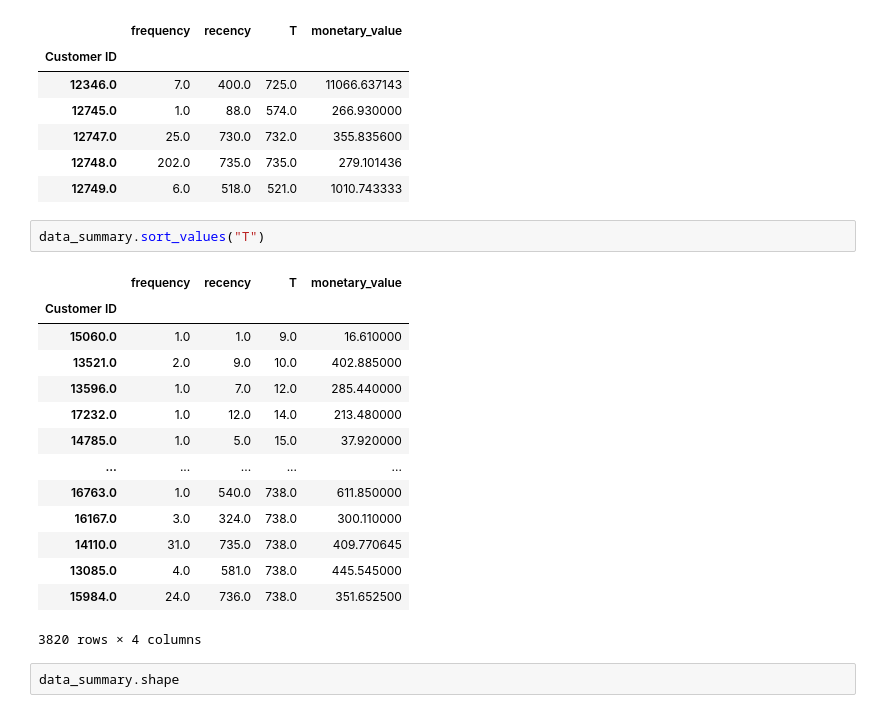
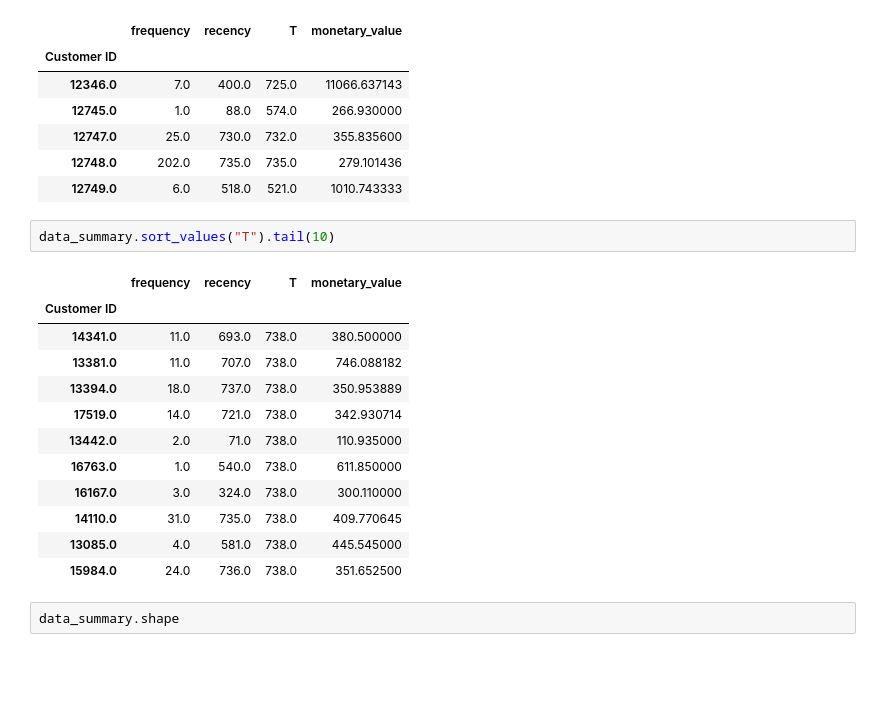
Before and after one commit to konkinit/ltv_analysis, a Jupyter notebook: notebooks/draft.ipynb, the cells around one changed output. Cells and saved outputs as stored; diff of their text form; blank space fills up the shorter version.

```diff
--- a/notebooks/draft.ipynb
+++ b/notebooks/draft.ipynb
@@ -52,22 +52,20 @@ data_summary.head()
 | 12748.0 | 202.0 | 735.0 | 735.0 | 279.101436 |
 | 12749.0 | 6.0 | 518.0 | 521.0 | 1010.743333 |
 # %%
-data_summary.sort_values("T")
+data_summary.sort_values("T").tail(10)
 # %% [output]
 |  | frequency | recency | T | monetary_value |
 | Customer ID |  |  |  |  |
-| 15060.0 | 1.0 | 1.0 | 9.0 | 16.610000 |
-| 13521.0 | 2.0 | 9.0 | 10.0 | 402.885000 |
-| 13596.0 | 1.0 | 7.0 | 12.0 | 285.440000 |
-| 17232.0 | 1.0 | 12.0 | 14.0 | 213.480000 |
-| 14785.0 | 1.0 | 5.0 | 15.0 | 37.920000 |
-| ... | ... | ... | ... | ... |
+| 14341.0 | 11.0 | 693.0 | 738.0 | 380.500000 |
+| 13381.0 | 11.0 | 707.0 | 738.0 | 746.088182 |
+| 13394.0 | 18.0 | 737.0 | 738.0 | 350.953889 |
+| 17519.0 | 14.0 | 721.0 | 738.0 | 342.930714 |
+| 13442.0 | 2.0 | 71.0 | 738.0 | 110.935000 |
 | 16763.0 | 1.0 | 540.0 | 738.0 | 611.850000 |
 | 16167.0 | 3.0 | 324.0 | 738.0 | 300.110000 |
 | 14110.0 | 31.0 | 735.0 | 738.0 | 409.770645 |
 | 13085.0 | 4.0 | 581.0 | 738.0 | 445.545000 |
 | 15984.0 | 24.0 | 736.0 | 738.0 | 351.652500 |
-3820 rows × 4 columns
 # %%
 data_summary.shape
 # %% [output]
```
Also changed, not shown: parts of 9 cells of this notebook, 9 other files.
